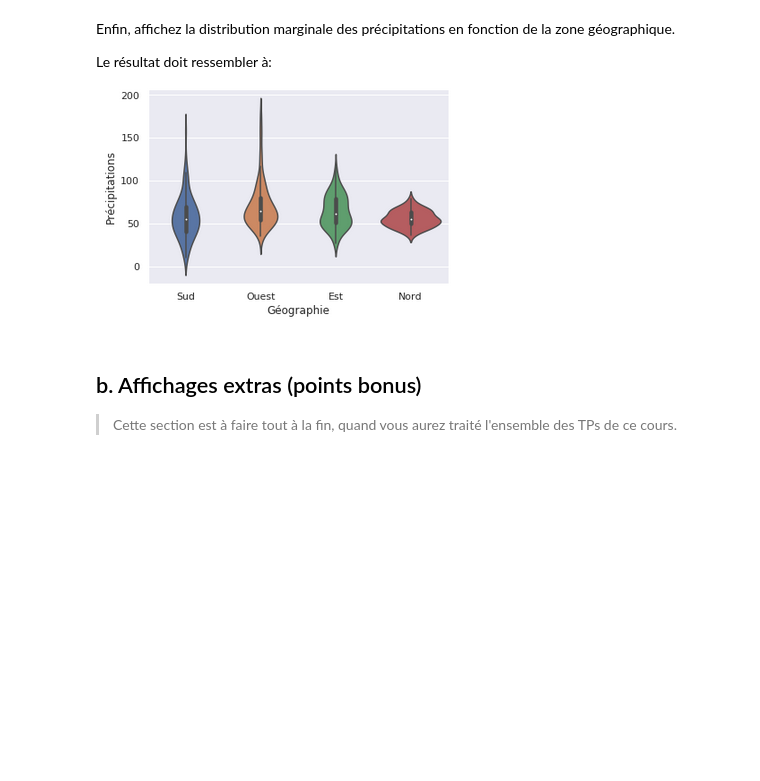
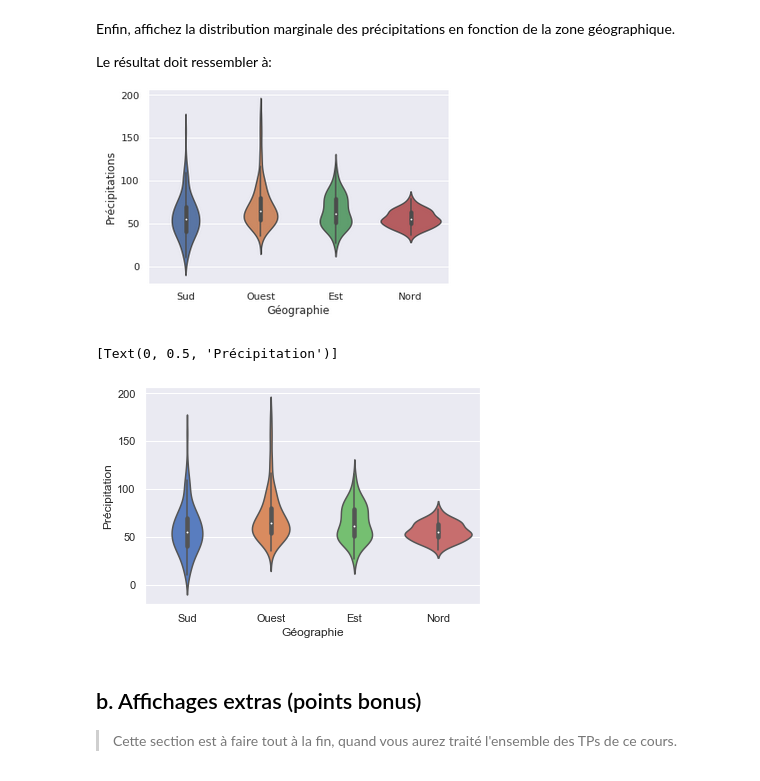
Before and after one commit to campusplage/compte-rendus-oriol_ramirez, a Jupyter notebook: TP1_pandas.ipynb, the cells around one changed output. Saved outputs shown, nothing was run; the diff lists cells and outputs as text; code cells hidden in the pictures; blank space fills up the shorter version.

```diff
--- a/TP1_pandas.ipynb
+++ b/TP1_pandas.ipynb
@@ -432,6 +439,13 @@ Le résultat doit ressembler à:
 ![image.png](embedded-picture-1)
 # %%
 # Affichage de la distribution marginale des précipitations par zone géographique
+df = new_data[new_data["Grandeur"]=="Précipitations"]
+ax = sns.violinplot(x="Géographie", y="value",
+                    data=df, palette="muted")
+ax.set(ylabel="Précipitation")
+# %% [output]
+[Text(0, 0.5, 'Précipitation')]
+[figure, added]
 # %% [markdown]
 ## b. Affichages extras (points bonus)
 
```
Also changed, not shown: parts of 5 cells of this notebook.
